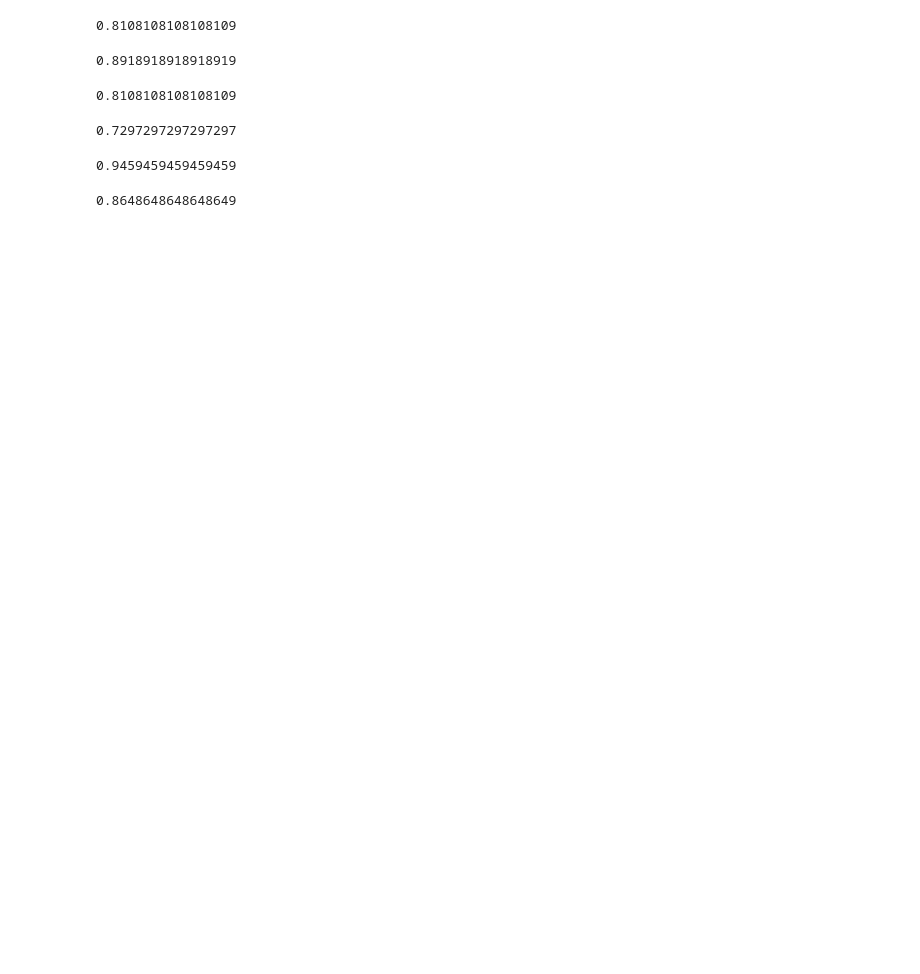
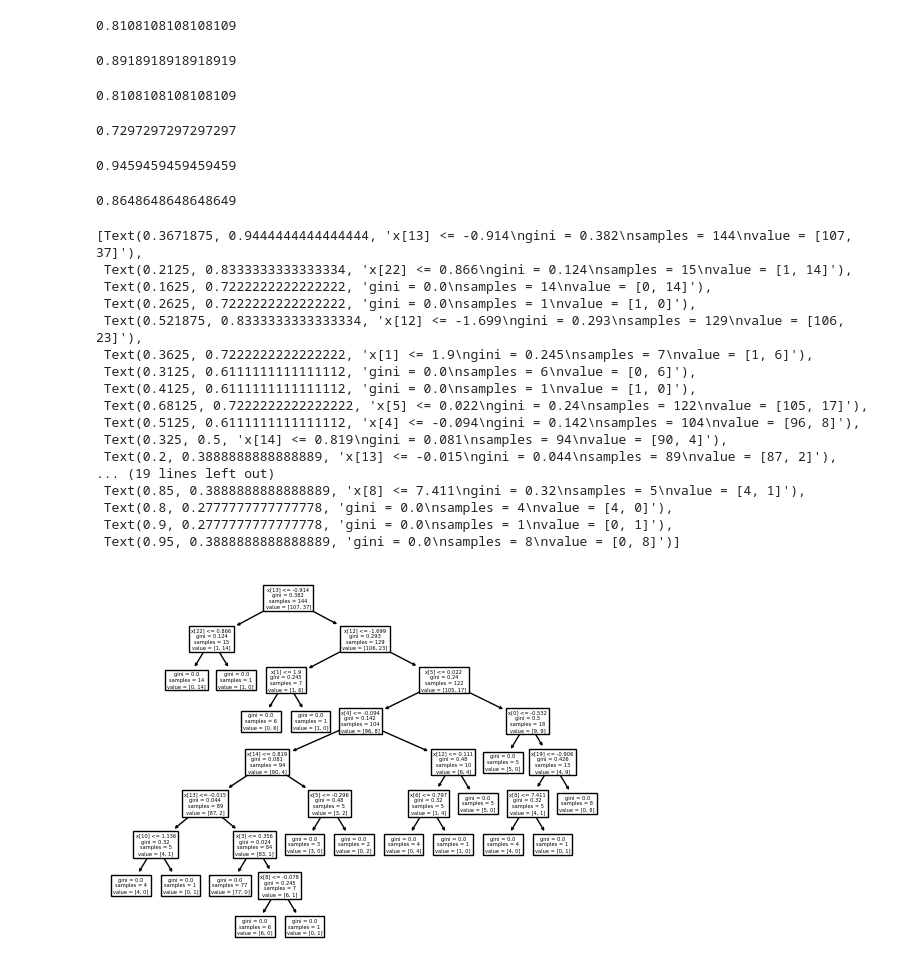
Before and after one commit to Toucan4Life/MicroBioGrowth, a Jupyter notebook: Solver.ipynb, the cells around one changed output. Saved outputs shown, nothing was run; the diff lists cells and outputs as text; code cells hidden in the pictures; blank space fills up the shorter version.

Commit message:
add decision tree

```diff
--- a/Solver.ipynb
+++ b/Solver.ipynb
@@ -133,3 +133,28 @@ lr_clf = GradientBoostingClassifier().fit(X_train,Y_train.values.ravel())
 lr_clf.score(X_test,Y_test)
 # %% [output]
 0.8648648648648649
+# %%
+from sklearn import tree
+clf = tree.DecisionTreeClassifier()
+clf = clf.fit(X_train, Y_train)
+clf.score(X_test,Y_test)
+tree.plot_tree(clf)
+# %% [output]
+[Text(0.3671875, 0.9444444444444444, 'x[13] <= -0.914\ngini = 0.382\nsamples = 144\nvalue = [107, 37]'),
+ Text(0.2125, 0.8333333333333334, 'x[22] <= 0.866\ngini = 0.124\nsamples = 15\nvalue = [1, 14]'),
+ Text(0.1625, 0.7222222222222222, 'gini = 0.0\nsamples = 14\nvalue = [0, 14]'),
+ Text(0.2625, 0.7222222222222222, 'gini = 0.0\nsamples = 1\nvalue = [1, 0]'),
+ Text(0.521875, 0.8333333333333334, 'x[12] <= -1.699\ngini = 0.293\nsamples = 129\nvalue = [106, 23]'),
+ Text(0.3625, 0.7222222222222222, 'x[1] <= 1.9\ngini = 0.245\nsamples = 7\nvalue = [1, 6]'),
+ Text(0.3125, 0.6111111111111112, 'gini = 0.0\nsamples = 6\nvalue = [0, 6]'),
+ Text(0.4125, 0.6111111111111112, 'gini = 0.0\nsamples = 1\nvalue = [1, 0]'),
+ Text(0.68125, 0.7222222222222222, 'x[5] <= 0.022\ngini = 0.24\nsamples = 122\nvalue = [105, 17]'),
+ Text(0.5125, 0.6111111111111112, 'x[4] <= -0.094\ngini = 0.142\nsamples = 104\nvalue = [96, 8]'),
+ Text(0.325, 0.5, 'x[14] <= 0.819\ngini = 0.081\nsamples = 94\nvalue = [90, 4]'),
+ Text(0.2, 0.3888888888888889, 'x[13] <= -0.015\ngini = 0.044\nsamples = 89\nvalue = [87, 2]'),
+... (19 lines left out)
+ Text(0.85, 0.3888888888888889, 'x[8] <= 7.411\ngini = 0.32\nsamples = 5\nvalue = [4, 1]'),
+ Text(0.8, 0.2777777777777778, 'gini = 0.0\nsamples = 4\nvalue = [4, 0]'),
+ Text(0.9, 0.2777777777777778, 'gini = 0.0\nsamples = 1\nvalue = [0, 1]'),
+ Text(0.95, 0.3888888888888889, 'gini = 0.0\nsamples = 8\nvalue = [0, 8]')]
+[figure, added]
```
Also changed, not shown: parts of 3 cells of this notebook.
